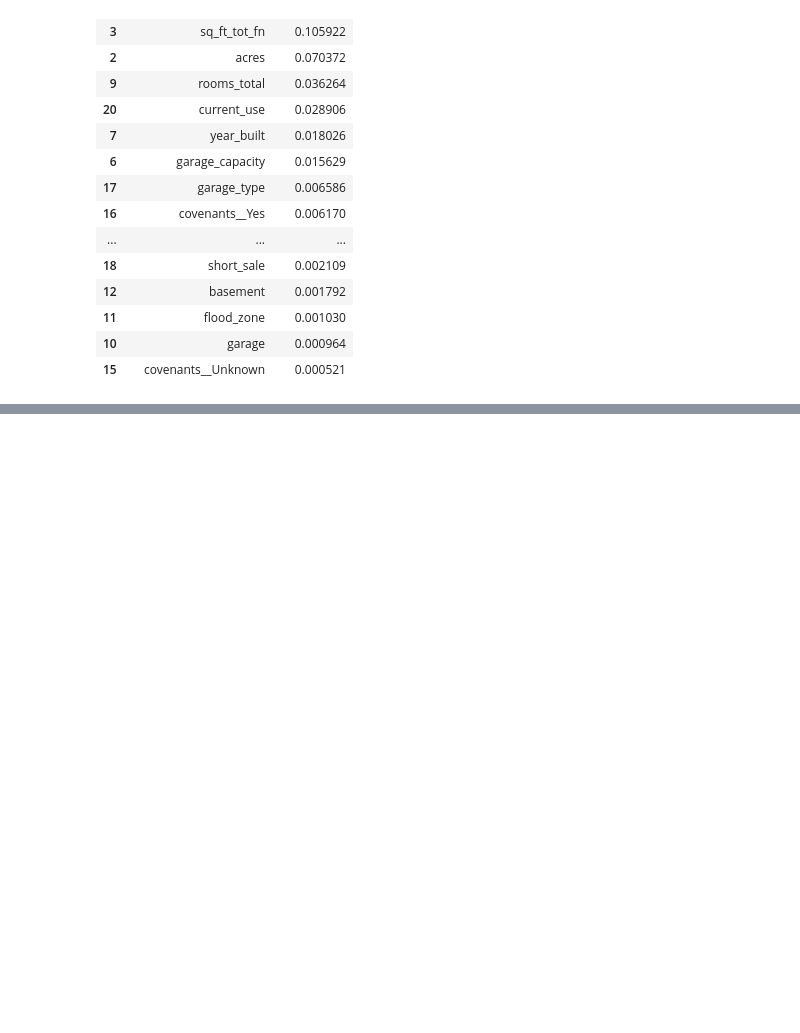
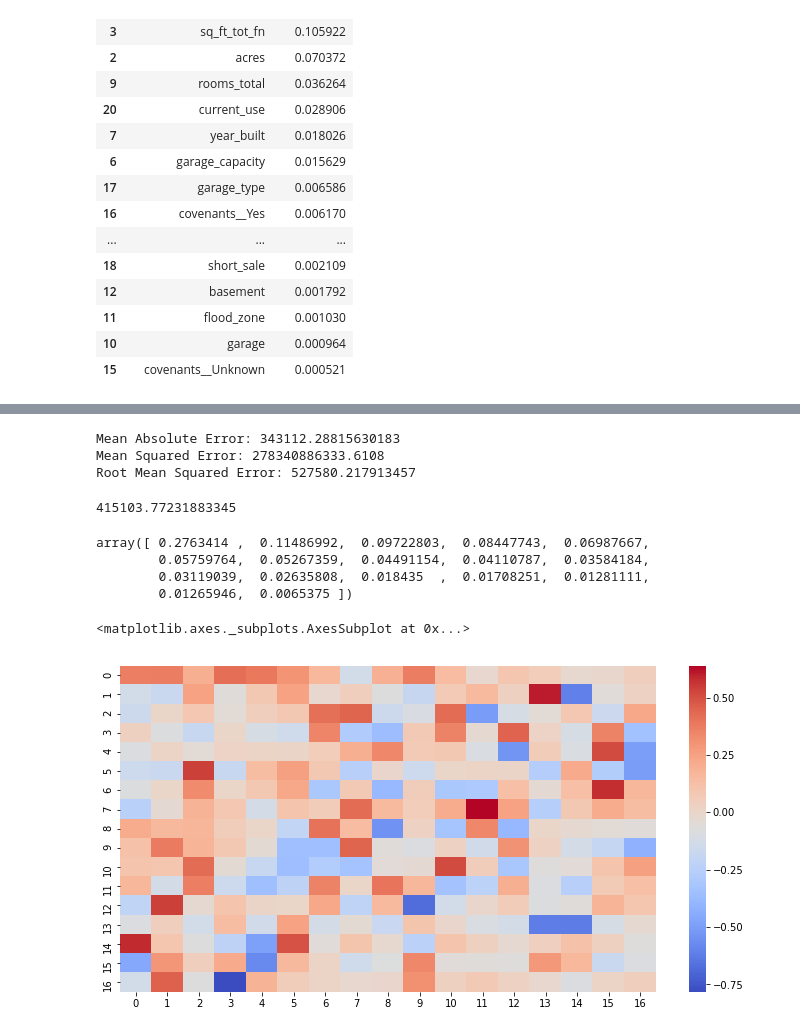
Before and after one commit to minhchan11/GA-Capstone-RealEstate, a Jupyter notebook: notebooks/Deep Experimentation.ipynb, the cells around one changed output, grey strips where cells are left out. Drawn from its saved outputs; the diff is of its cells as text; code cells hidden in the pictures; blank space fills up the shorter version.

Commit message:
add different models

```diff
--- a/notebooks/Deep Experimentation.ipynb
+++ b/notebooks/Deep Experimentation.ipynb
@@ -33,8 +43,6 @@ Index(['Unnamed: 0', 'bedrooms_total', 'baths_total', 'acres', 'sq_ft_tot_fn',
        'covenants__Unknown', 'covenants__Yes', 'garage_type', 'short_sale',
        'basement_access_type', 'current_use'],
       dtype='object')
-# %%
-df = df.drop('Unnamed: 0',axis=1)
 # %%
 df.head()
 # %% [output]
@@ -354,0 +358,12 @@ pd.DataFrame({'feature':df_features.columns, 'importance':rfg.feature_importance
+# %%
+X = df[['bedrooms_total', 'baths_total', 'acres', 'sq_ft_tot_fn',
+       'tax_gross_amount', 'assessment_value_town', 'garage_capacity',
+       'year_built', 'total_stories',
+       'rooms_total', 'garage',
+       'flood_zone',
+       'basement', 'city__Pomfret', 'city__Woodstock',
+       'covenants__Unknown', 'covenants__Yes']]
+y = df['price_closed']
+# %%
+scaler= StandardScaler()
+scaled_X = scaler.fit_transform(X)
@@ -354,0 +372,33 @@ pd.DataFrame({'feature':df_features.columns, 'importance':rfg.feature_importance
+# %%
+lm = LinearRegression()
+lm.fit(X_train,y_train)
+prediction = lm.predict(X_test)
+print('Mean Absolute Error: {}'.format(mean_absolute_error(y_test, prediction)))
+print('Mean Squared Error: {}'.format(mean_squared_error(y_test, prediction)))
+print('Root Mean Squared Error: {}'.format(np.sqrt(mean_squared_error(y_test, prediction))))
+# %% [output]
+Mean Absolute Error: 343112.28815630183
+Mean Squared Error: 278340886333.6108
+Root Mean Squared Error: 527580.217913457
+# %%
+from sklearn.model_selection import cross_val_score
+scores = cross_val_score(lm, scaled_X, y, cv=10, scoring='neg_mean_squared_error')
+np.mean(np.sqrt(-scores))
+# %% [output]
+415103.77231883345
+# %%
+pca = decomposition.PCA()
+df_pca = pca.fit_transform(scaled_X)
+# %%
+pca.explained_variance_ratio_
+# %% [output]
+array([ 0.2763414 ,  0.11486992,  0.09722803,  0.08447743,  0.06987667,
+        0.05759764,  0.05267359,  0.04491154,  0.04110787,  0.03584184,
+        0.03119039,  0.02635808,  0.018435  ,  0.01708251,  0.01281111,
+        0.01265946,  0.0065375 ])
+# %%
+plt.figure(figsize=(12,6))
+sns.heatmap(pca.components_, cmap='coolwarm')
+# %% [output]
+<matplotlib.axes._subplots.AxesSubplot at 0x...>
+[figure, added]
```
Also changed, not shown: parts of 84 cells of this notebook, 2 other files.
